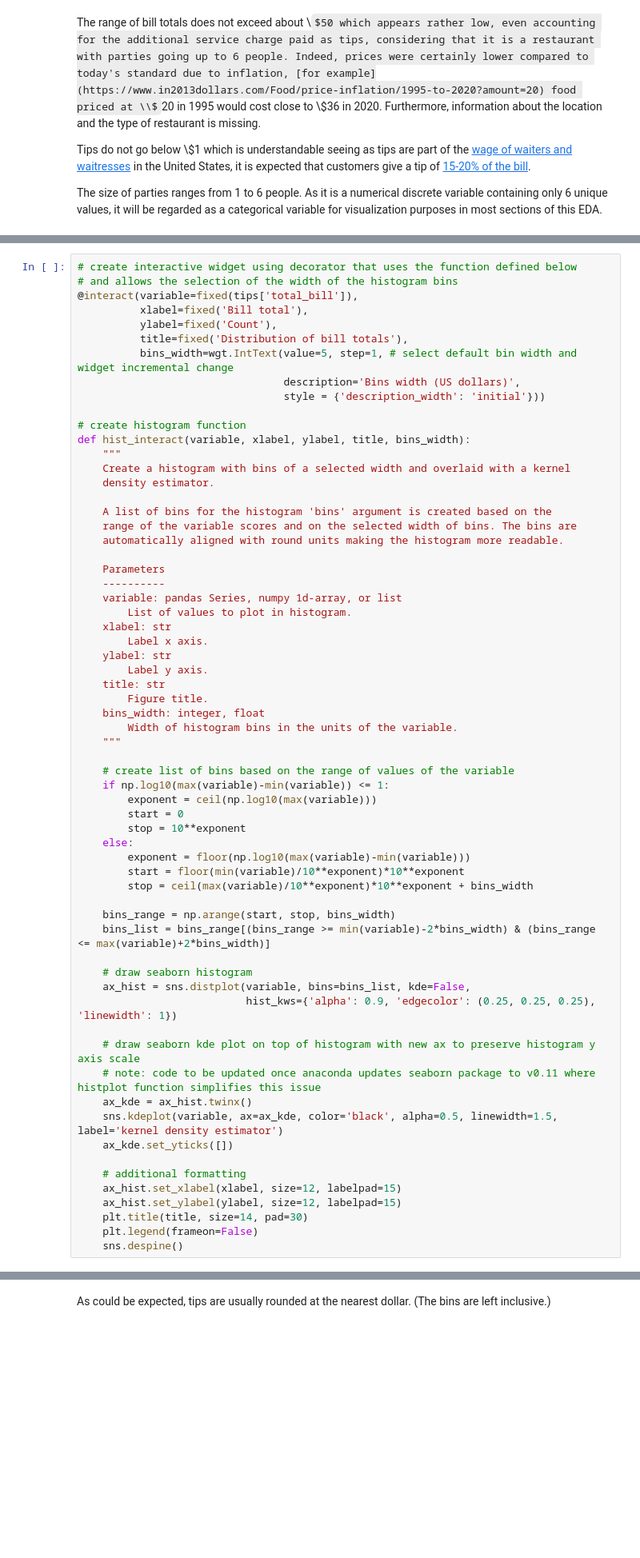
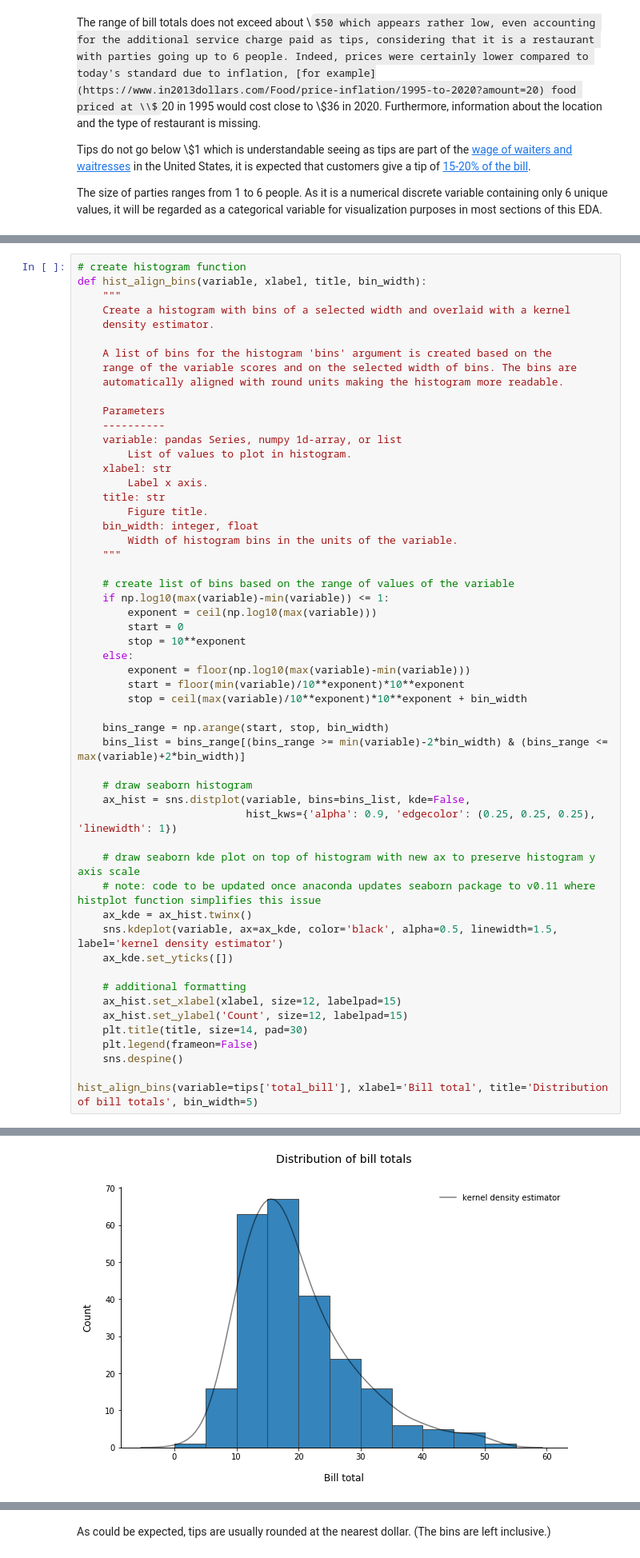
Before and after one commit to patrickwfitzgerald/portfolio, a Jupyter notebook: exploratory-data-analysis-python/Exploratory Data Analysis in Python.ipynb, the cells around one changed output, grey strips where cells are left out. Shown: that part at 80% size. Cells and saved outputs as stored; diff of their text form; some formulas as TeX source; blank space fills up the shorter version.

```diff
--- a/exploratory-data-analysis-python/Exploratory Data Analysis in Python.ipynb
+++ b/exploratory-data-analysis-python/Exploratory Data Analysis in Python.ipynb
@@ -171,16 +162,6 @@ For this reason, a function is created here which automatically creates bins tha
 # %%
-# create interactive widget using decorator that uses the function defined below
-# and allows the selection of the width of the histogram bins
-@interact(variable=fixed(tips['total_bill']),
-          xlabel=fixed('Bill total'),
-          ylabel=fixed('Count'),
-          title=fixed('Distribution of bill totals'),
-          bins_width=wgt.IntText(value=5, step=1, # select default bin width and widget incremental change
-                                 description='Bins width (US dollars)',
-                                 style = {'description_width': 'initial'}))
-
 # create histogram function
-def hist_interact(variable, xlabel, ylabel, title, bins_width):
+def hist_align_bins(variable, xlabel, title, bin_width):
     """
     Create a histogram with bins of a selected width and overlaid with a kernel
     density estimator.
@@ -195,11 +176,9 @@ def hist_interact(variable, xlabel, ylabel, title, bins_width):
         List of values to plot in histogram.
     xlabel: str
         Label x axis.
-    ylabel: str
-        Label y axis.
     title: str
         Figure title.
-    bins_width: integer, float
+    bin_width: integer, float
         Width of histogram bins in the units of the variable.
     """
 
@@ -211,10 +190,10 @@ def hist_interact(variable, xlabel, ylabel, title, bins_width):
     else:
         exponent = floor(np.log10(max(variable)-min(variable)))
         start = floor(min(variable)/10**exponent)*10**exponent
-        stop = ceil(max(variable)/10**exponent)*10**exponent + bins_width
+        stop = ceil(max(variable)/10**exponent)*10**exponent + bin_width
 
-    bins_range = np.arange(start, stop, bins_width)
-    bins_list = bins_range[(bins_range >= min(variable)-2*bins_width) & (bins_range <= max(variable)+2*bins_width)]
+    bins_range = np.arange(start, stop, bin_width)
+    bins_list = bins_range[(bins_range >= min(variable)-2*bin_width) & (bins_range <= max(variable)+2*bin_width)]
 
     # draw seaborn histogram
     ax_hist = sns.distplot(variable, bins=bins_list, kde=False,
@@ -228,8 +207,10 @@ def hist_interact(variable, xlabel, ylabel, title, bins_width):
 
     # additional formatting
     ax_hist.set_xlabel(xlabel, size=12, labelpad=15)
-    ax_hist.set_ylabel(ylabel, size=12, labelpad=15)
+    ax_hist.set_ylabel('Count', size=12, labelpad=15)
     plt.title(title, size=14, pad=30)
     plt.legend(frameon=False)
     sns.despine()
+
+hist_align_bins(variable=tips['total_bill'], xlabel='Bill total', title='Distribution of bill totals', bin_width=5)
 # %% [output]
@@ -237 +217,2 @@ interactive(children=(IntText(value=5, description='Bins width (US dollars)', st
+[figure, added]
 # %%
```
Also changed, not shown: parts of 8 cells of this notebook, 26 other files.
